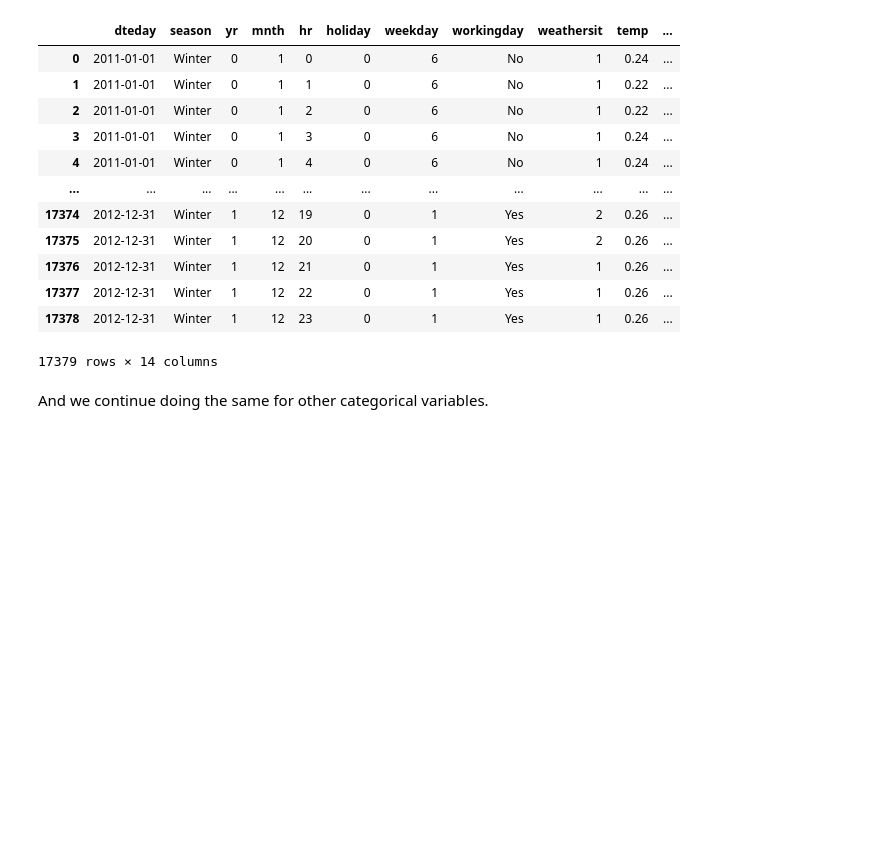
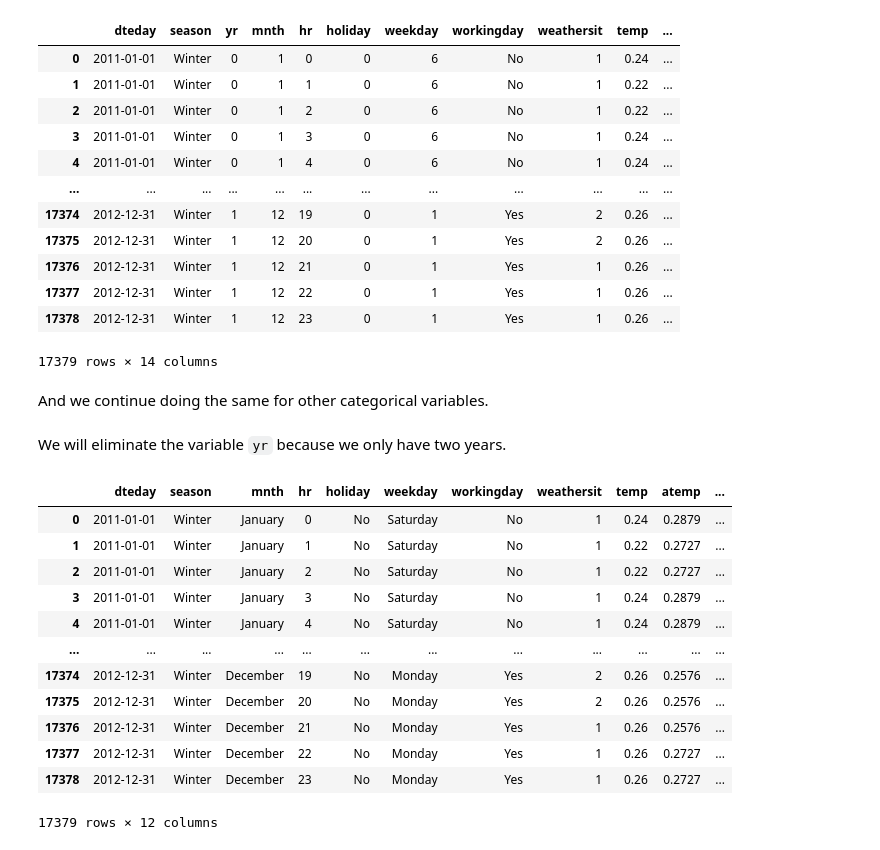
Before and after one commit to jospablo777/ml_model_api, a Jupyter notebook: notebooks/eda_and_toy_model.ipynb, the cells around one changed output. Saved outputs shown, nothing was run; the diff lists cells and outputs as text; code cells hidden in the pictures; blank space fills up the shorter version.

```diff
--- a/notebooks/eda_and_toy_model.ipynb
+++ b/notebooks/eda_and_toy_model.ipynb
@@ -163,3 +163,22 @@ month_mapping = {
 
 # Apply
 bike_sharing_df['mnth'] = bike_sharing_df['mnth'].map(month_mapping).astype('category')
+# %% [markdown]
+We will eliminate the variable `yr` because we only have two years.
+# %%
+bike_sharing_df = bike_sharing_df.drop(columns=['yr'])
+bike_sharing_df
+# %% [output]
+|  | dteday | season | mnth | hr | holiday | weekday | workingday | weathersit | temp | atemp | ... |
+| 0 | 2011-01-01 | Winter | January | 0 | No | Saturday | No | 1 | 0.24 | 0.2879 | ... |
+| 1 | 2011-01-01 | Winter | January | 1 | No | Saturday | No | 1 | 0.22 | 0.2727 | ... |
+| 2 | 2011-01-01 | Winter | January | 2 | No | Saturday | No | 1 | 0.22 | 0.2727 | ... |
+| 3 | 2011-01-01 | Winter | January | 3 | No | Saturday | No | 1 | 0.24 | 0.2879 | ... |
+| 4 | 2011-01-01 | Winter | January | 4 | No | Saturday | No | 1 | 0.24 | 0.2879 | ... |
+| ... | ... | ... | ... | ... | ... | ... | ... | ... | ... | ... | ... |
+| 17374 | 2012-12-31 | Winter | December | 19 | No | Monday | Yes | 2 | 0.26 | 0.2576 | ... |
+| 17375 | 2012-12-31 | Winter | December | 20 | No | Monday | Yes | 2 | 0.26 | 0.2576 | ... |
+| 17376 | 2012-12-31 | Winter | December | 21 | No | Monday | Yes | 1 | 0.26 | 0.2576 | ... |
+| 17377 | 2012-12-31 | Winter | December | 22 | No | Monday | Yes | 1 | 0.26 | 0.2727 | ... |
+| 17378 | 2012-12-31 | Winter | December | 23 | No | Monday | Yes | 1 | 0.26 | 0.2727 | ... |
+17379 rows × 12 columns
```
Also changed, not shown: parts of 10 cells of this notebook.
